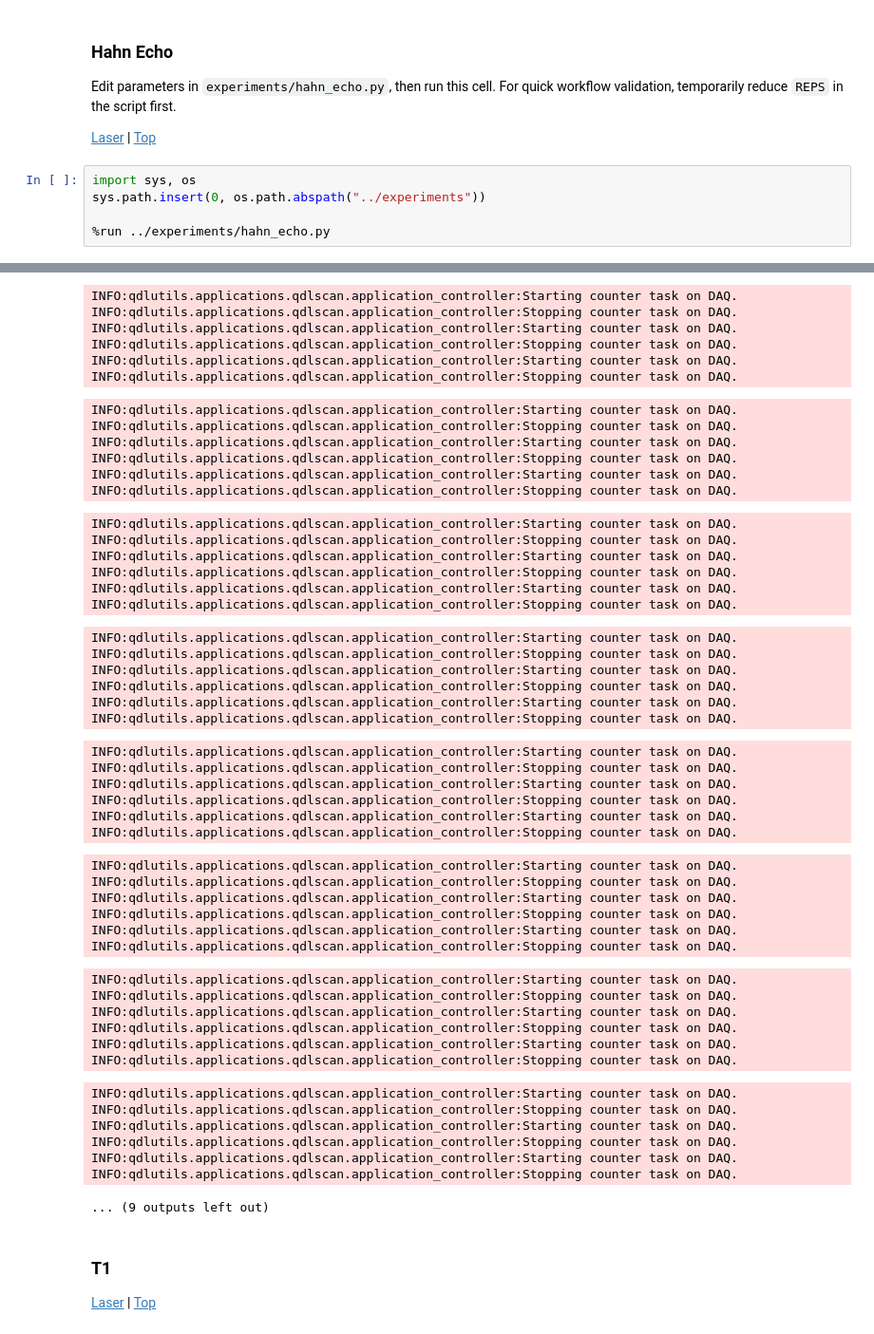
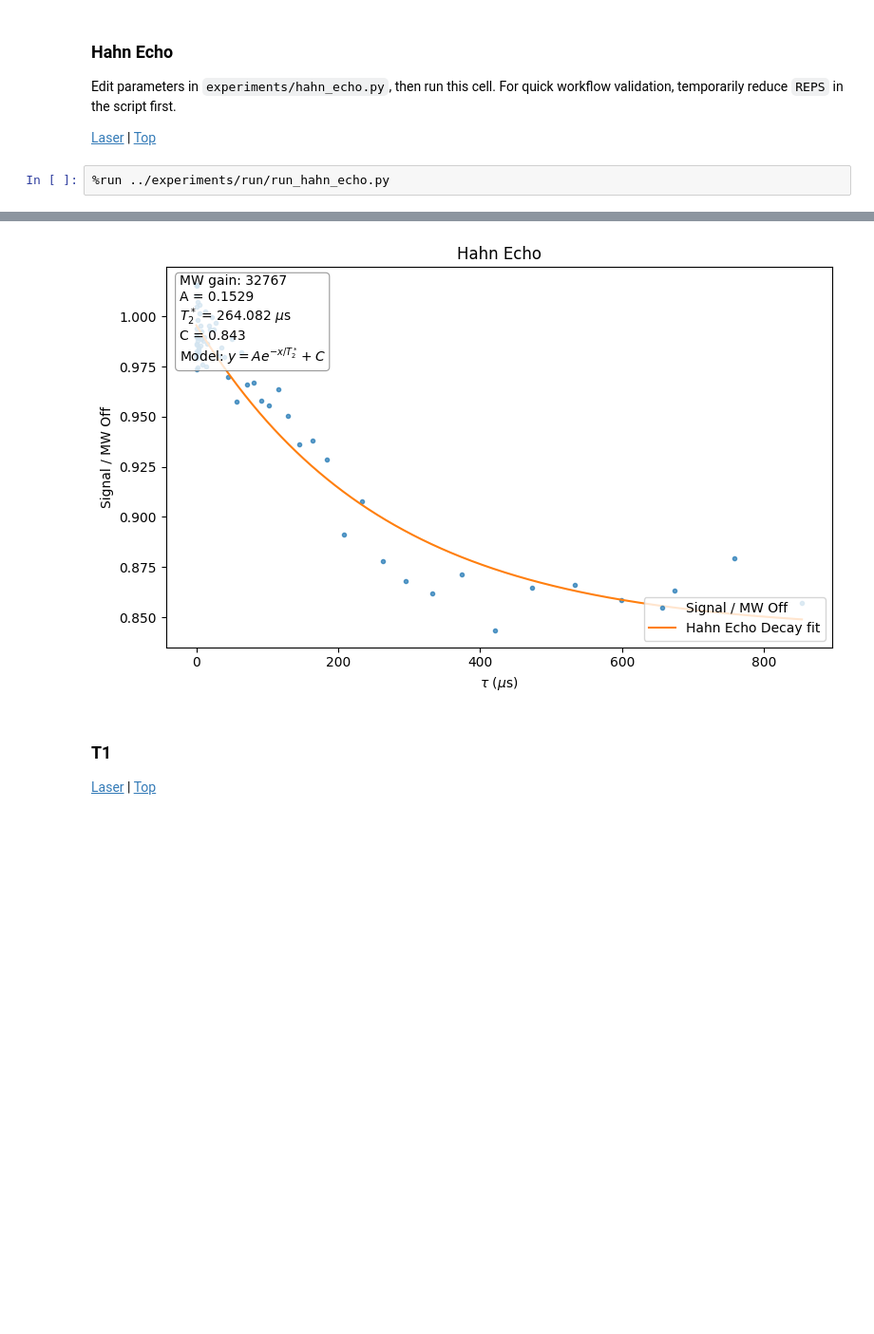
Before and after one commit to vsmar/qick-dawg, a Jupyter notebook: jupyter_notebooks/experiment_workflow.ipynb, the cells around one changed output, grey strips where cells are left out. Shown at 95% size. Saved outputs shown, nothing was run; the diff lists cells and outputs as text; blank space fills up the shorter version.

```diff
--- a/jupyter_notebooks/experiment_workflow.ipynb
+++ b/jupyter_notebooks/experiment_workflow.ipynb
@@ -843,8 +370,5 @@ For quick workflow validation, temporarily reduce `REPS` in the script first.
 
 [Laser](#laser) | [Top](#top)
 # %%
-import sys, os
-sys.path.insert(0, os.path.abspath("../experiments"))
-
-%run ../experiments/hahn_echo.py
+%run ../experiments/run/run_hahn_echo.py
 # %% [output]
@@ -875,52 +382,4 @@ INFO:qdlutils.applications.qdlscan.application_controller:Stopping counter task
-INFO:qdlutils.applications.qdlscan.application_controller:Starting counter task on DAQ.
-INFO:qdlutils.applications.qdlscan.application_controller:Stopping counter task on DAQ.
-INFO:qdlutils.applications.qdlscan.application_controller:Starting counter task on DAQ.
-INFO:qdlutils.applications.qdlscan.application_controller:Stopping counter task on DAQ.
-INFO:qdlutils.applications.qdlscan.application_controller:Starting counter task on DAQ.
-INFO:qdlutils.applications.qdlscan.application_controller:Stopping counter task on DAQ.
-INFO:qdlutils.applications.qdlscan.application_controller:Starting counter task on DAQ.
-INFO:qdlutils.applications.qdlscan.application_controller:Stopping counter task on DAQ.
-INFO:qdlutils.applications.qdlscan.application_controller:Starting counter task on DAQ.
-INFO:qdlutils.applications.qdlscan.application_controller:Stopping counter task on DAQ.
-INFO:qdlutils.applications.qdlscan.application_controller:Starting counter task on DAQ.
-INFO:qdlutils.applications.qdlscan.application_controller:Stopping counter task on DAQ.
-INFO:qdlutils.applications.qdlscan.application_controller:Starting counter task on DAQ.
-INFO:qdlutils.applications.qdlscan.application_controller:Stopping counter task on DAQ.
-INFO:qdlutils.applications.qdlscan.application_controller:Starting counter task on DAQ.
-INFO:qdlutils.applications.qdlscan.application_controller:Stopping counter task on DAQ.
-INFO:qdlutils.applications.qdlscan.application_controller:Starting counter task on DAQ.
-INFO:qdlutils.applications.qdlscan.application_controller:Stopping counter task on DAQ.
-INFO:qdlutils.applications.qdlscan.application_controller:Starting counter task on DAQ.
-INFO:qdlutils.applications.qdlscan.application_controller:Stopping counter task on DAQ.
-INFO:qdlutils.applications.qdlscan.application_controller:Starting counter task on DAQ.
-INFO:qdlutils.applications.qdlscan.application_controller:Stopping counter task on DAQ.
-INFO:qdlutils.applications.qdlscan.application_controller:Starting counter task on DAQ.
-INFO:qdlutils.applications.qdlscan.application_controller:Stopping counter task on DAQ.
-INFO:qdlutils.applications.qdlscan.application_controller:Starting counter task on DAQ.
-INFO:qdlutils.applications.qdlscan.application_controller:Stopping counter task on DAQ.
-INFO:qdlutils.applications.qdlscan.application_controller:Starting counter task on DAQ.
-INFO:qdlutils.applications.qdlscan.application_controller:Stopping counter task on DAQ.
-INFO:qdlutils.applications.qdlscan.application_controller:Starting counter task on DAQ.
-INFO:qdlutils.applications.qdlscan.application_controller:Stopping counter task on DAQ.
-INFO:qdlutils.applications.qdlscan.application_controller:Starting counter task on DAQ.
-INFO:qdlutils.applications.qdlscan.application_controller:Stopping counter task on DAQ.
-INFO:qdlutils.applications.qdlscan.application_controller:Starting counter task on DAQ.
-INFO:qdlutils.applications.qdlscan.application_controller:Stopping counter task on DAQ.
-INFO:qdlutils.applications.qdlscan.application_controller:Starting counter task on DAQ.
-INFO:qdlutils.applications.qdlscan.application_controller:Stopping counter task on DAQ.
-INFO:qdlutils.applications.qdlscan.application_controller:Starting counter task on DAQ.
-INFO:qdlutils.applications.qdlscan.application_controller:Stopping counter task on DAQ.
-INFO:qdlutils.applications.qdlscan.application_controller:Starting counter task on DAQ.
-INFO:qdlutils.applications.qdlscan.application_controller:Stopping counter task on DAQ.
-INFO:qdlutils.applications.qdlscan.application_controller:Starting counter task on DAQ.
-INFO:qdlutils.applications.qdlscan.application_controller:Stopping counter task on DAQ.
-INFO:qdlutils.applications.qdlscan.application_controller:Starting counter task on DAQ.
-INFO:qdlutils.applications.qdlscan.application_controller:Stopping counter task on DAQ.
-INFO:qdlutils.applications.qdlscan.application_controller:Starting counter task on DAQ.
-INFO:qdlutils.applications.qdlscan.application_controller:Stopping counter task on DAQ.
-INFO:qdlutils.applications.qdlscan.application_controller:Starting counter task on DAQ.
-INFO:qdlutils.applications.qdlscan.application_controller:Stopping counter task on DAQ.
-... (9 outputs left out)
+[figure, added]
 # %% [markdown]
 <a id="t1"></a>
 ### T1
```
Also changed, not shown: parts of 30 cells of this notebook, 35 other files.
